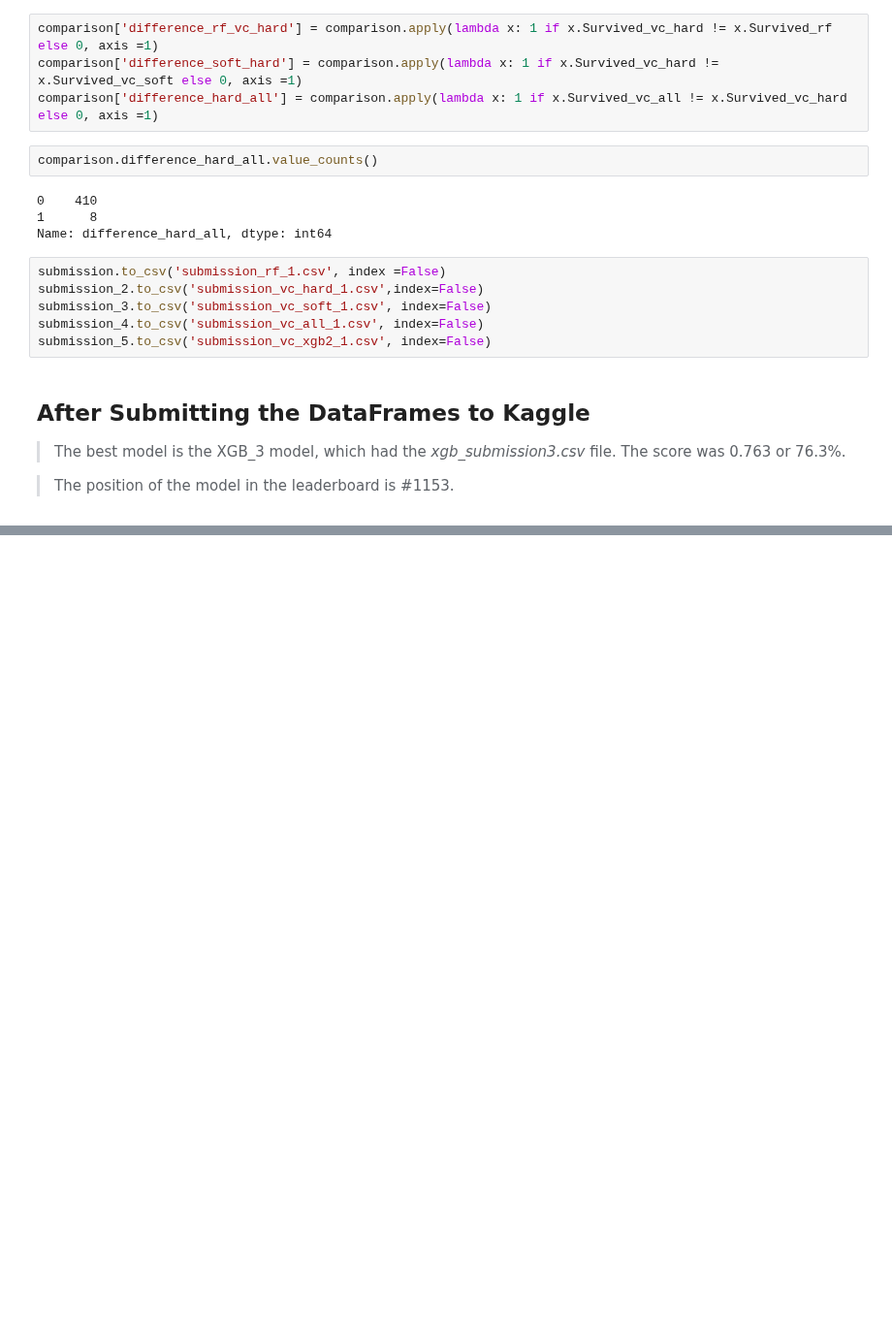
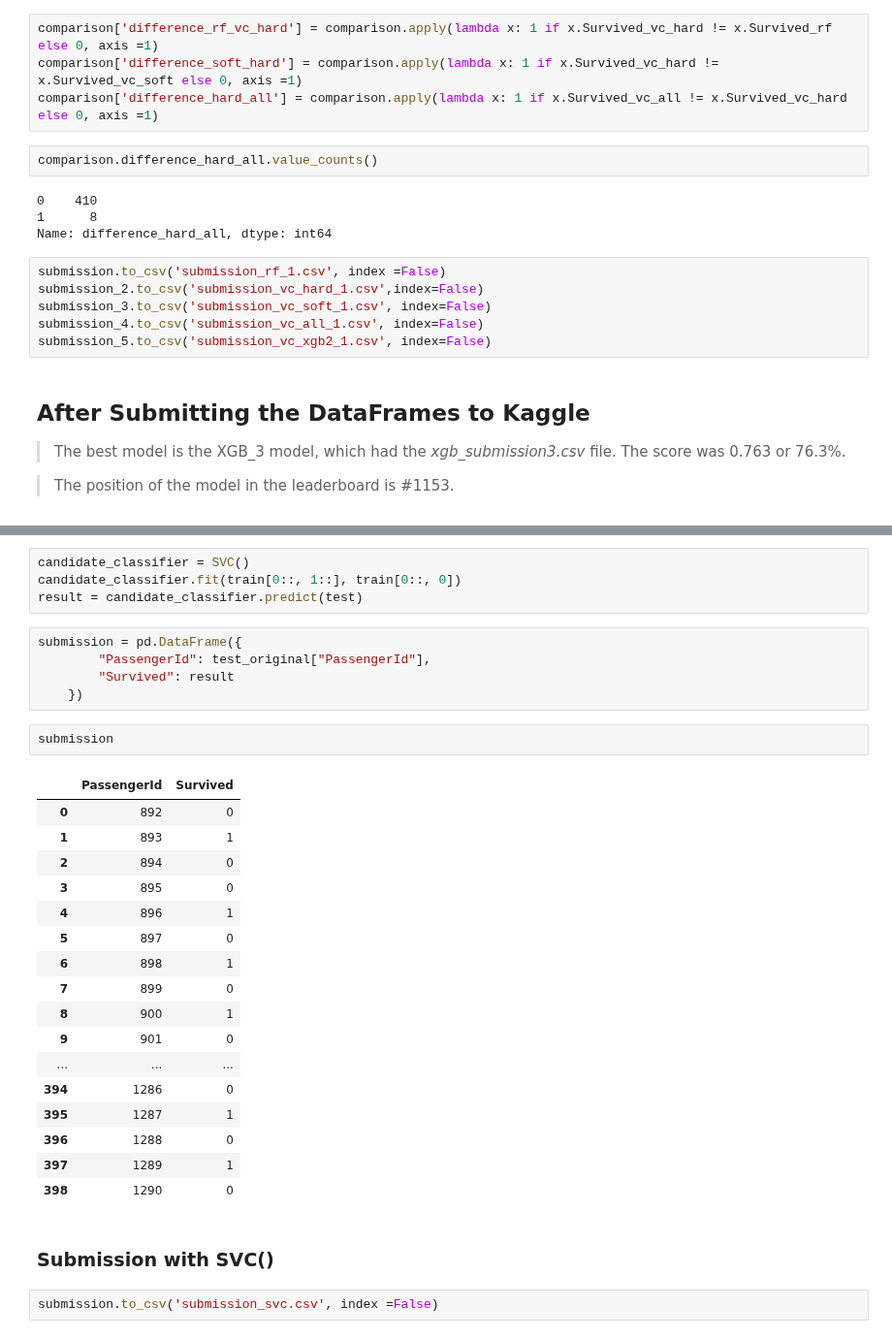
Before and after one commit to arghanath007/Data-Science, a Jupyter notebook: Titanic_survival_prediction/Titanic_Survived_Problem.ipynb, the cells around one changed output, grey strips where cells are left out. Shown at 97% size. Saved outputs shown, nothing was run; the diff lists cells and outputs as text; blank space fills up the shorter version.

```diff
--- a/Titanic_survival_prediction/Titanic_Survived_Problem.ipynb
+++ b/Titanic_survival_prediction/Titanic_Survived_Problem.ipynb
@@ -781,0 +1106,33 @@ submission_5.to_csv('submission_vc_xgb2_1.csv', index=False)
+# %%
+candidate_classifier = SVC()
+candidate_classifier.fit(train[0::, 1::], train[0::, 0])
+result = candidate_classifier.predict(test)
+# %%
+submission = pd.DataFrame({
+        "PassengerId": test_original["PassengerId"],
+        "Survived": result
+    })
+# %%
+submission
+# %% [output]
+|  | PassengerId | Survived |
+| 0 | 892 | 0 |
+| 1 | 893 | 1 |
+| 2 | 894 | 0 |
+| 3 | 895 | 0 |
+| 4 | 896 | 1 |
+| 5 | 897 | 0 |
+| 6 | 898 | 1 |
+| 7 | 899 | 0 |
+| 8 | 900 | 1 |
+| 9 | 901 | 0 |
+| ... | ... | ... |
+| 394 | 1286 | 0 |
+| 395 | 1287 | 1 |
+| 396 | 1288 | 0 |
+| 397 | 1289 | 1 |
+| 398 | 1290 | 0 |
+# %% [markdown]
+### Submission with SVC()
+# %%
+submission.to_csv('submission_svc.csv', index =False)
```
Also changed, not shown: parts of 30 cells of this notebook, 2 other files.
